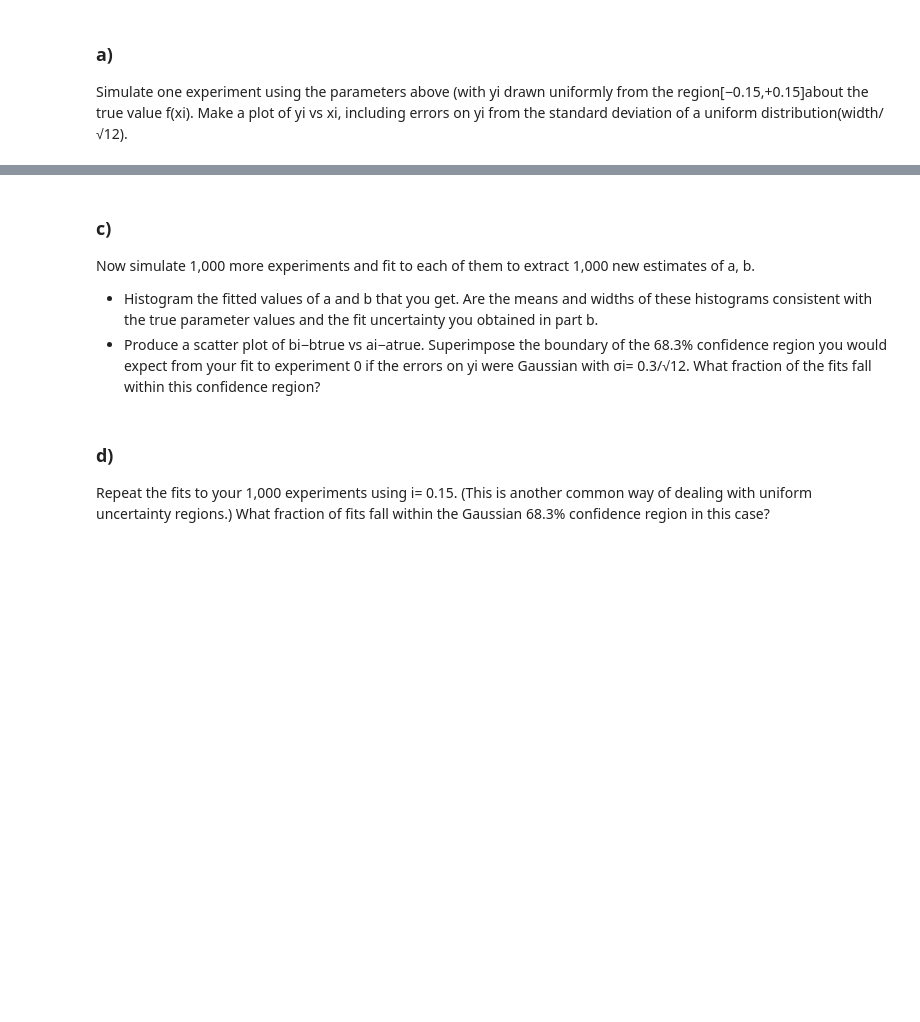
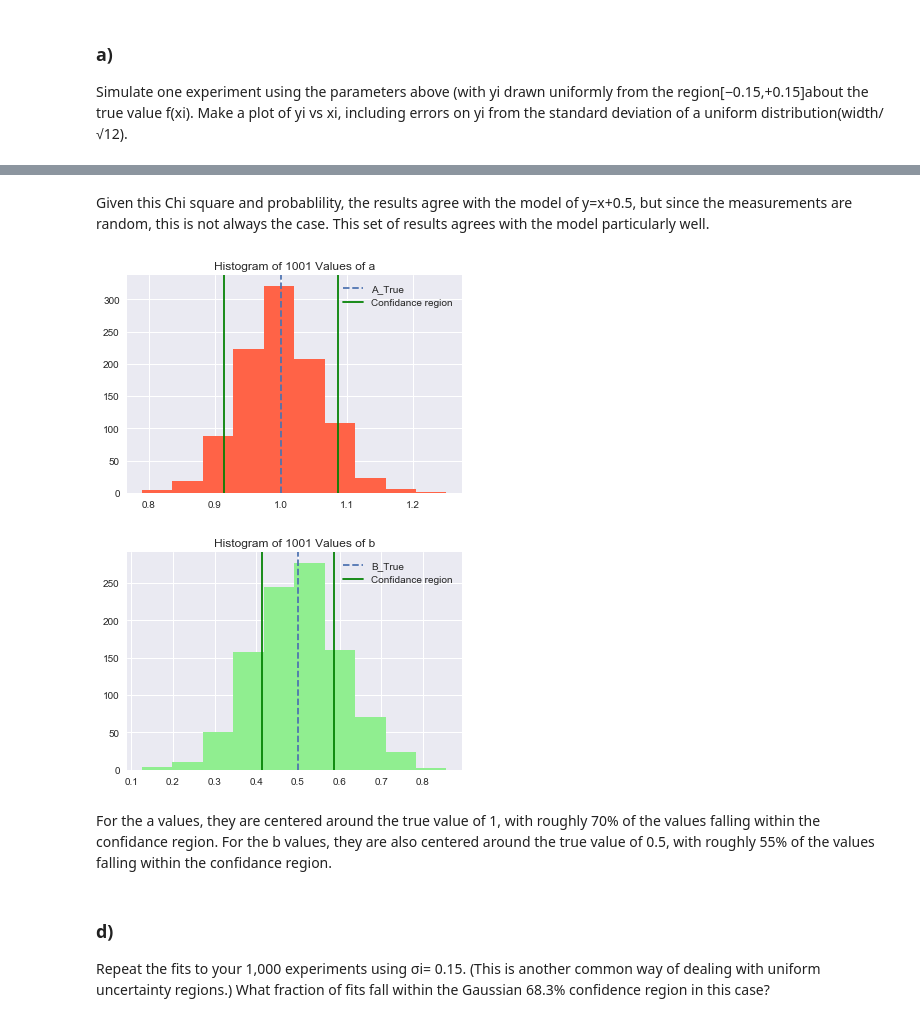
Before and after one commit to SdHockema/P410, a Jupyter notebook: P410 HW05.ipynb, the cells around one changed output, grey strips where cells are left out. Saved outputs shown, nothing was run; the diff lists cells and outputs as text; code cells hidden in the pictures; blank space fills up the shorter version.

```diff
--- a/P410 HW05.ipynb
+++ b/P410 HW05.ipynb
@@ -335,13 +350,33 @@ plt.show()
-# %% [markdown]
-### c)
-Now simulate 1,000 more experiments and fit to each of them to extract 1,000 new estimates of a, b.
-* Histogram the fitted values of a and b that you get.  Are the means and widths of these histograms consistent with the true parameter values and the fit uncertainty you obtained in part b.
-* Produce a scatter plot of bi−btrue vs ai−atrue.  Superimpose the boundary of the 68.3% confidence region you would expect from your fit to experiment 0 if the errors on yi were Gaussian with σi= 0.3/√12.  What fraction of the fits fall within this confidence region?
-# %%
-for i in range(1000):
-    x, y, fx, err = experiment(min_dy, max_dy)
-    a, b, V, chi2, Ndof = pyLinReg(x, y, [sd] * len(y))
-    # TODO: gather a and b values into lists to make histogram here, etc...
+# %% [markdown]
+Given this Chi square and probablility, the results agree with the model of y=x+0.5, but since the measurements are random, this is not always the case. This set of results agrees with the model particularly well.
+# %%
+a_values = []
+b_values = []
+for i in range(1001):
+    x_new, y_new, fx, err = experiment(min_dy, max_dy)
+    a_new, b_new, V_new, chi2_new, Ndof_new = pyLinReg(x_new, y_new, [sd] * len(y))
+    a_values.append(a_new)
+    b_values.append(b_new)
+# %%
+plt.hist(a_values, color="tomato")
+plt.axvline(1, linestyle="--", label='A_True')
+plt.axvline(1 + 0.3/(math.sqrt(12)), color='g', label='Confidance region')
+plt.axvline(1 - 0.3/(math.sqrt(12)), color='g')
+plt.title("Histogram of 1001 Values of a")
+plt.legend()
+plt.show()
+plt.hist(b_values, color="lightgreen")
+plt.axvline(0.5, linestyle="--", label='B_True')
+plt.axvline(0.5 + 0.3/(math.sqrt(12)), color='g', label='Confidance region')
+plt.axvline(0.5 - 0.3/(math.sqrt(12)), color='g')
+plt.title("Histogram of 1001 Values of b")
+plt.legend()
+plt.show()
+# %% [output]
+[figure, added]
+[figure, added]
+# %% [markdown]
+For the a values, they are centered around the true value of 1, with roughly 70% of the values falling within the confidance region. For the b values, they are also centered around the true value of 0.5, with roughly 55% of the values falling within the confidance region.
 # %% [markdown]
 ### d)
-Repeat the fits to your 1,000 experiments using i= 0.15. (This is another common way of dealing with uniform uncertainty regions.)  What fraction of fits fall within the Gaussian 68.3% confidence region in this case?
+Repeat the fits to your 1,000 experiments using σi= 0.15. (This is another common way of dealing with uniform uncertainty regions.)  What fraction of fits fall within the Gaussian 68.3% confidence region in this case?
```
Also changed, not shown: parts of 10 cells of this notebook.
